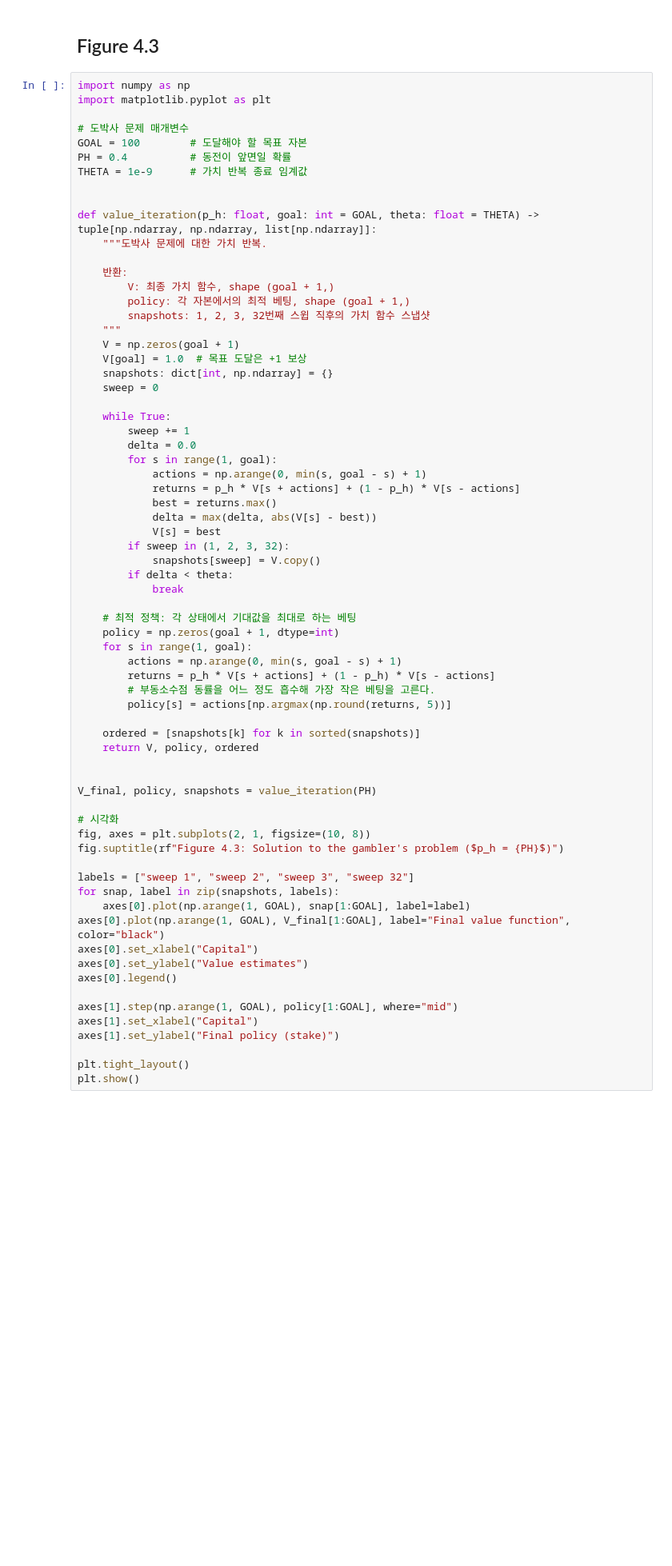
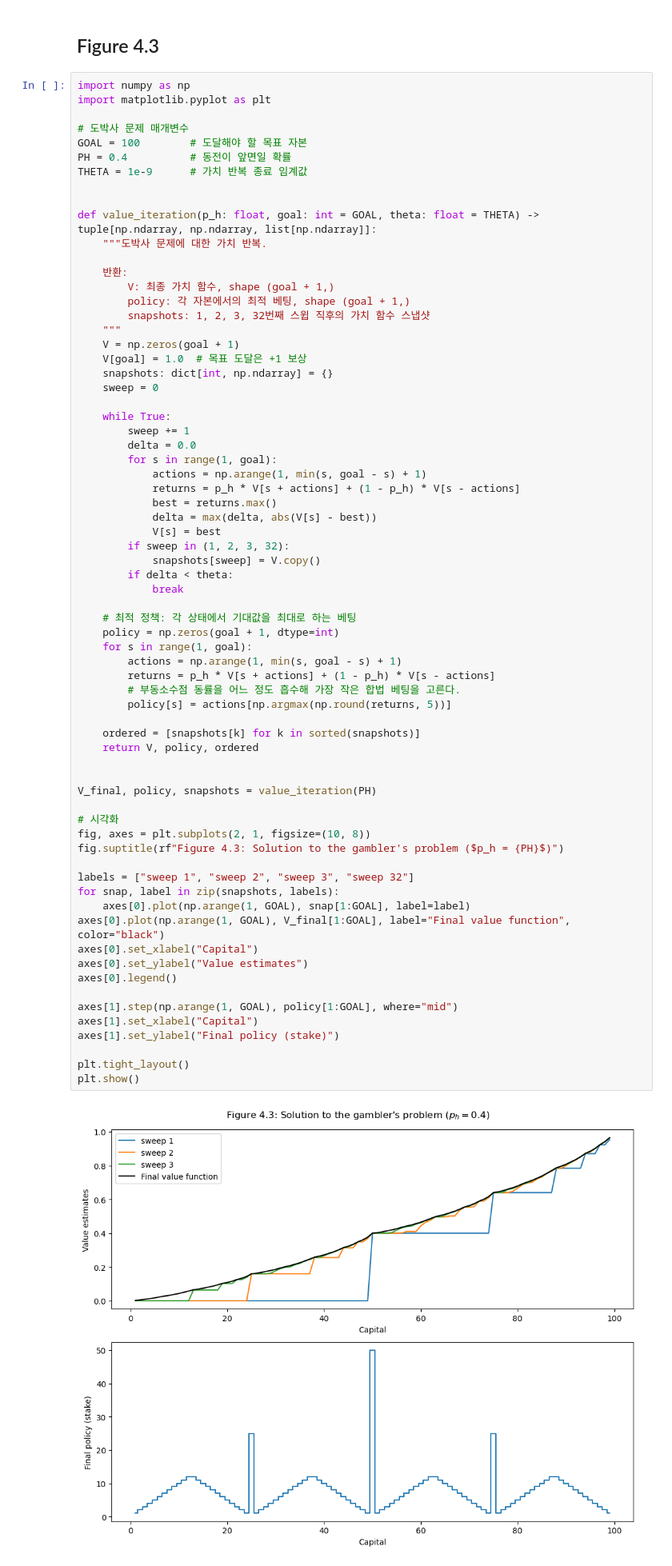
Before and after one commit to ruddyscent/rlbook-companion, a Jupyter notebook: ch04/figures.ipynb, the cells around one changed output. Shown at 80% size. Saved outputs shown, nothing was run; the diff lists cells and outputs as text; blank space fills up the shorter version.

```diff
--- a/ch04/figures.ipynb
+++ b/ch04/figures.ipynb
@@ -175,7 +177,7 @@ def value_iteration(p_h: float, goal: int = GOAL, theta: float = THETA) -> tuple
         sweep += 1
         delta = 0.0
         for s in range(1, goal):
-            actions = np.arange(0, min(s, goal - s) + 1)
+            actions = np.arange(1, min(s, goal - s) + 1)
             returns = p_h * V[s + actions] + (1 - p_h) * V[s - actions]
             best = returns.max()
             delta = max(delta, abs(V[s] - best))
@@ -188,32 +190,34 @@ def value_iteration(p_h: float, goal: int = GOAL, theta: float = THETA) -> tuple
     # 최적 정책: 각 상태에서 기대값을 최대로 하는 베팅
     policy = np.zeros(goal + 1, dtype=int)
     for s in range(1, goal):
-        actions = np.arange(0, min(s, goal - s) + 1)
+        actions = np.arange(1, min(s, goal - s) + 1)
         returns = p_h * V[s + actions] + (1 - p_h) * V[s - actions]
-        # 부동소수점 동률을 어느 정도 흡수해 가장 작은 베팅을 고른다.
+        # 부동소수점 동률을 어느 정도 흡수해 가장 작은 합법 베팅을 고른다.
         policy[s] = actions[np.argmax(np.round(returns, 5))]
 
     ordered = [snapshots[k] for k in sorted(snapshots)]
     return V, policy, ordered
 
 
 V_final, policy, snapshots = value_iteration(PH)
 
 # 시각화
 fig, axes = plt.subplots(2, 1, figsize=(10, 8))
 fig.suptitle(rf"Figure 4.3: Solution to the gambler's problem ($p_h = {PH}$)")
 
 labels = ["sweep 1", "sweep 2", "sweep 3", "sweep 32"]
 for snap, label in zip(snapshots, labels):
     axes[0].plot(np.arange(1, GOAL), snap[1:GOAL], label=label)
 axes[0].plot(np.arange(1, GOAL), V_final[1:GOAL], label="Final value function", color="black")
 axes[0].set_xlabel("Capital")
 axes[0].set_ylabel("Value estimates")
 axes[0].legend()
 
 axes[1].step(np.arange(1, GOAL), policy[1:GOAL], where="mid")
 axes[1].set_xlabel("Capital")
 axes[1].set_ylabel("Final policy (stake)")
 
 plt.tight_layout()
 plt.show()
+# %% [output]
+[figure, added]
```
Also changed, not shown: parts of 1 cell of this notebook, 1 other file.
